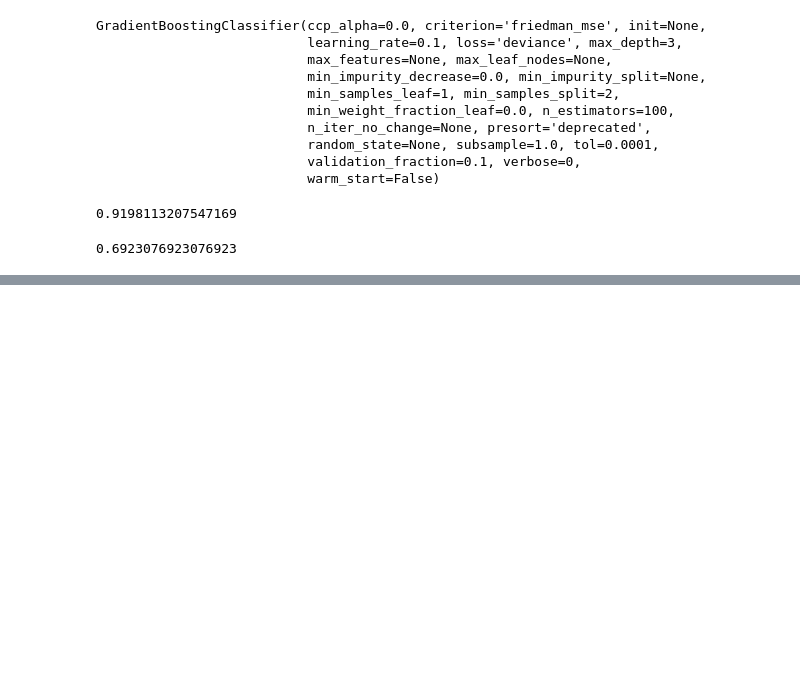
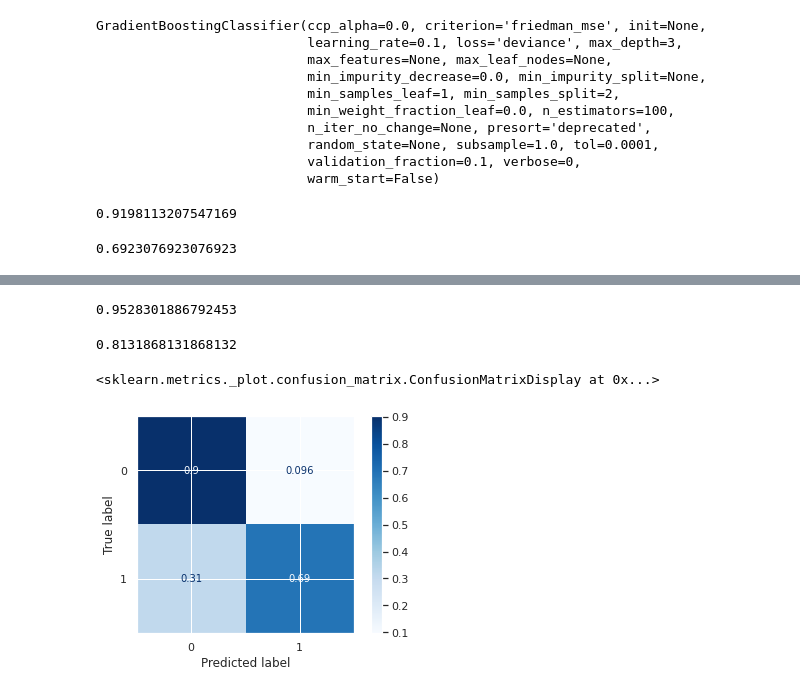
Before and after one commit to arthurnovello/ECM514-Ciencia_dos_Dados, a Jupyter notebook: atividade_heart.ipynb, the cells around one changed output, grey strips where cells are left out. Cells and saved outputs as stored; diff of their text form; code cells hidden in the pictures; blank space fills up the shorter version.

```diff
--- a/atividade_heart.ipynb
+++ b/atividade_heart.ipynb
@@ -327,0 +431,5 @@ plot_confusion_matrix(estimator=classificador, X=x_teste, y_true=y_teste,
+# %%
+#classificador
+classificador = GradientBoostingClassifier()
+#treinando o modelo
+classificador.fit( x_treino, y_treino )
@@ -327,0 +447,15 @@ plot_confusion_matrix(estimator=classificador, X=x_teste, y_true=y_teste,
+# %%
+classificador.score( x_treino, y_treino)
+# %% [output]
+0.9528301886792453
+# %%
+classificador.score(x_teste, y_teste)
+# %% [output]
+0.8131868131868132
+# %%
+plot_confusion_matrix(estimator=classificador, X=x_teste, y_true=y_teste,
+                      display_labels=df['target'].unique(), cmap=plt.cm.Blues,
+                      normalize='true')
+# %% [output]
+<sklearn.metrics._plot.confusion_matrix.ConfusionMatrixDisplay at 0x...>
+[figure, added]
```
Also changed, not shown: parts of 24 cells of this notebook.
